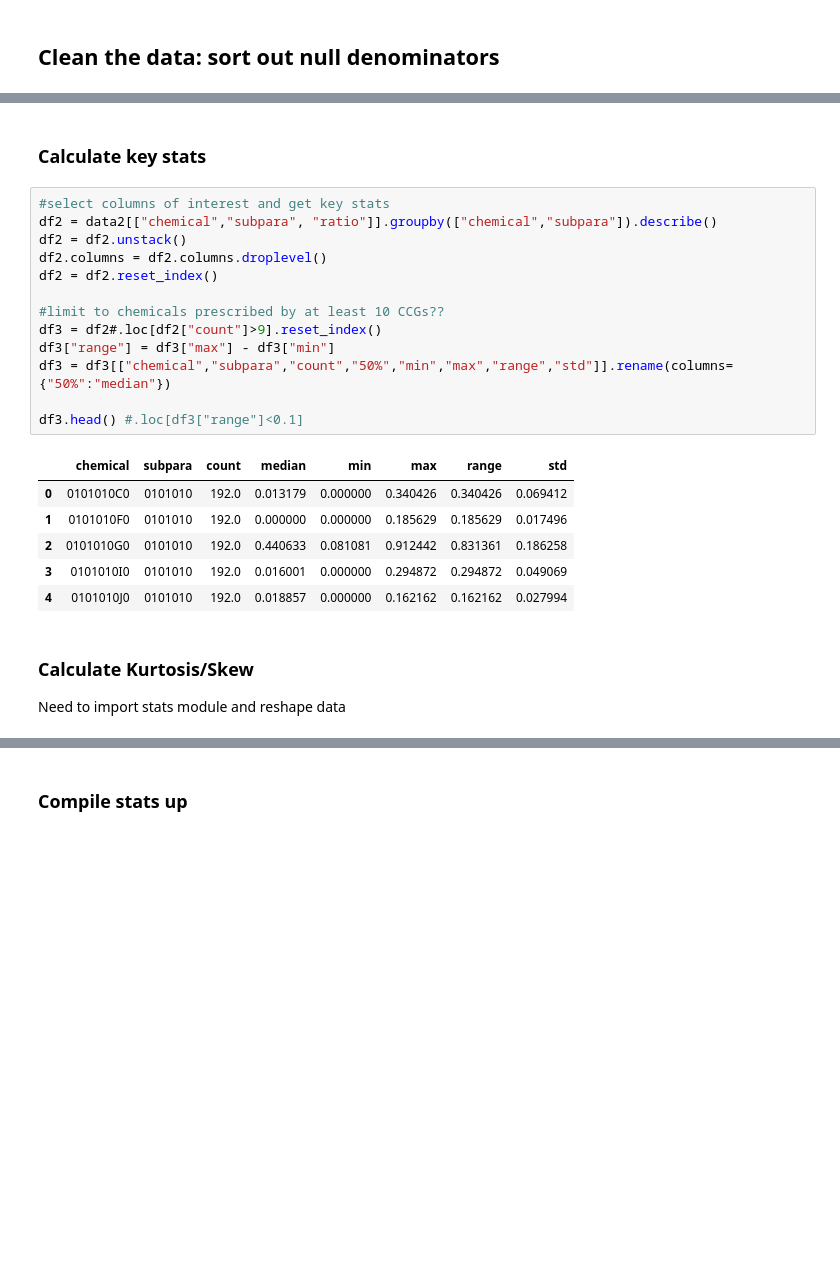
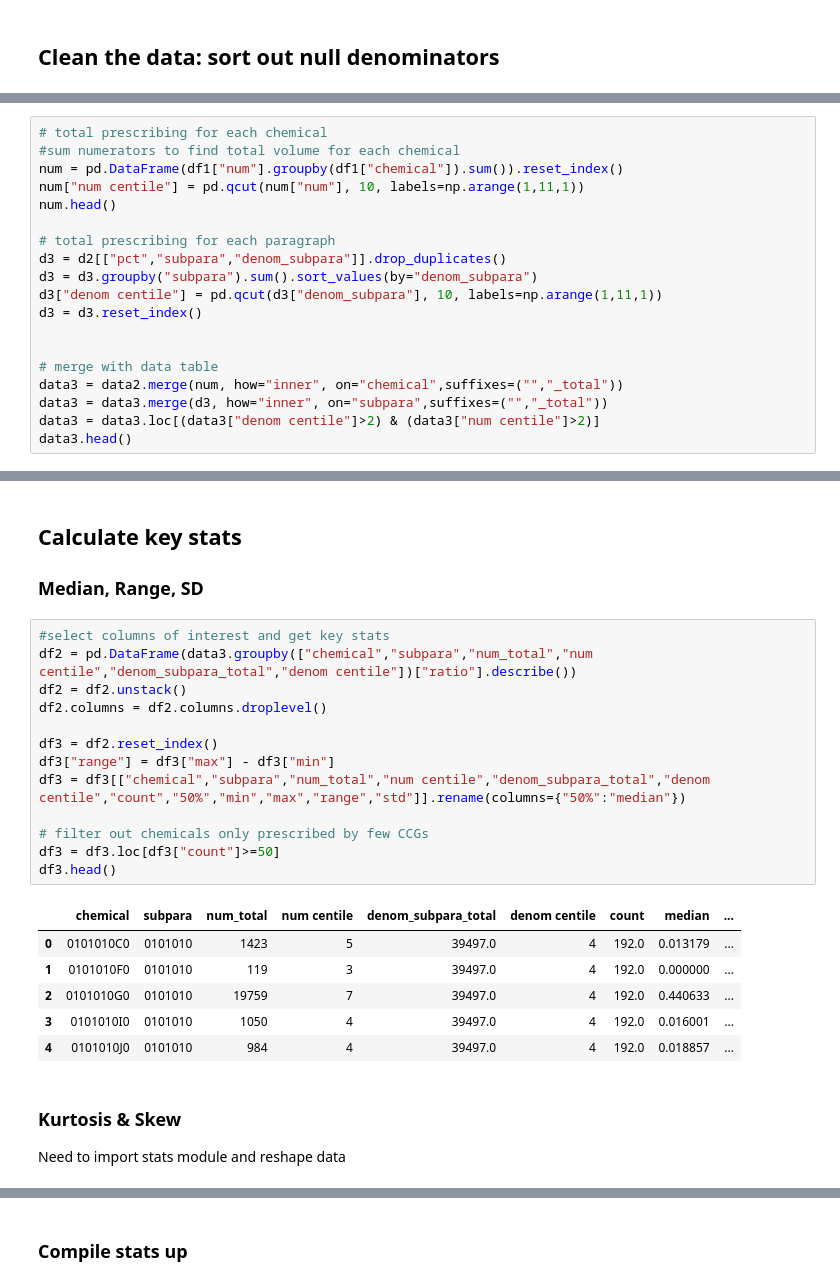
Before and after one commit to ebmdatalab/outlier-detection, a Jupyter notebook: kurtosis/Kurtosis.ipynb, the cells around one changed output, grey strips where cells are left out. Saved outputs shown, nothing was run; the diff lists cells and outputs as text; blank space fills up the shorter version.

```diff
--- a/kurtosis/Kurtosis.ipynb
+++ b/kurtosis/Kurtosis.ipynb
@@ -88,0 +71,19 @@ data2
+# %%
+# total prescribing for each chemical
+#sum numerators to find total volume for each chemical
+num = pd.DataFrame(df1["num"].groupby(df1["chemical"]).sum()).reset_index()
+num["num centile"] = pd.qcut(num["num"], 10, labels=np.arange(1,11,1))
+num.head()
+
+# total prescribing for each paragraph
+d3 = d2[["pct","subpara","denom_subpara"]].drop_duplicates()
+d3 = d3.groupby("subpara").sum().sort_values(by="denom_subpara")
+d3["denom centile"] = pd.qcut(d3["denom_subpara"], 10, labels=np.arange(1,11,1))
+d3 = d3.reset_index()
+
+
+# merge with data table
+data3 = data2.merge(num, how="inner", on="chemical",suffixes=("","_total"))
+data3 = data3.merge(d3, how="inner", on="subpara",suffixes=("","_total"))
+data3 = data3.loc[(data3["denom centile"]>2) & (data3["num centile"]>2)]
+data3.head()
@@ -89,27 +97,28 @@ data2
 # %% [markdown]
-### Calculate key stats
+## Calculate key stats
+### Median, Range, SD
 # %%
 #select columns of interest and get key stats
-df2 = data2[["chemical","subpara", "ratio"]].groupby(["chemical","subpara"]).describe()
+df2 = pd.DataFrame(data3.groupby(["chemical","subpara","num_total","num centile","denom_subpara_total","denom centile"])["ratio"].describe())
 df2 = df2.unstack()
 df2.columns = df2.columns.droplevel()
-df2 = df2.reset_index()
 
-#limit to chemicals prescribed by at least 10 CCGs??
-df3 = df2#.loc[df2["count"]>9].reset_index()
+df3 = df2.reset_index()
 df3["range"] = df3["max"] - df3["min"]
-df3 = df3[["chemical","subpara","count","50%","min","max","range","std"]].rename(columns={"50%":"median"})
+df3 = df3[["chemical","subpara","num_total","num centile","denom_subpara_total","denom centile","count","50%","min","max","range","std"]].rename(columns={"50%":"median"})
 
-df3.head() #.loc[df3["range"]<0.1]
+# filter out chemicals only prescribed by few CCGs
+df3 = df3.loc[df3["count"]>=50]
+df3.head()
 # %% [output]
-|  | chemical | subpara | count | median | min | max | range | std |
-| 0 | 0101010C0 | 0101010 | 192.0 | 0.013179 | 0.000000 | 0.340426 | 0.340426 | 0.069412 |
-| 1 | 0101010F0 | 0101010 | 192.0 | 0.000000 | 0.000000 | 0.185629 | 0.185629 | 0.017496 |
-| 2 | 0101010G0 | 0101010 | 192.0 | 0.440633 | 0.081081 | 0.912442 | 0.831361 | 0.186258 |
-| 3 | 0101010I0 | 0101010 | 192.0 | 0.016001 | 0.000000 | 0.294872 | 0.294872 | 0.049069 |
-| 4 | 0101010J0 | 0101010 | 192.0 | 0.018857 | 0.000000 | 0.162162 | 0.162162 | 0.027994 |
+|  | chemical | subpara | num_total | num centile | denom_subpara_total | denom centile | count | median | ... |
+| 0 | 0101010C0 | 0101010 | 1423 | 5 | 39497.0 | 4 | 192.0 | 0.013179 | ... |
+| 1 | 0101010F0 | 0101010 | 119 | 3 | 39497.0 | 4 | 192.0 | 0.000000 | ... |
+| 2 | 0101010G0 | 0101010 | 19759 | 7 | 39497.0 | 4 | 192.0 | 0.440633 | ... |
+| 3 | 0101010I0 | 0101010 | 1050 | 4 | 39497.0 | 4 | 192.0 | 0.016001 | ... |
+| 4 | 0101010J0 | 0101010 | 984 | 4 | 39497.0 | 4 | 192.0 | 0.018857 | ... |
 # %% [markdown]
-### Calculate Kurtosis/Skew
+### Kurtosis & Skew
 Need to import stats module and reshape data
 # %%
 # reshape data to put CCGs in columns
```
Also changed, not shown: parts of 22 cells of this notebook.
